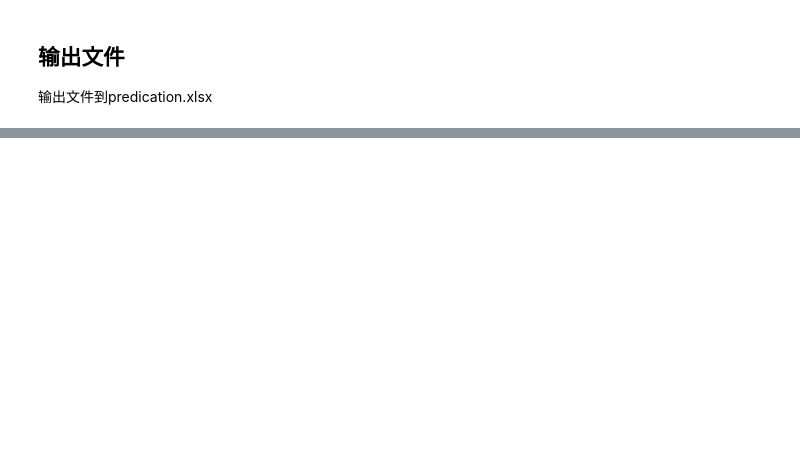
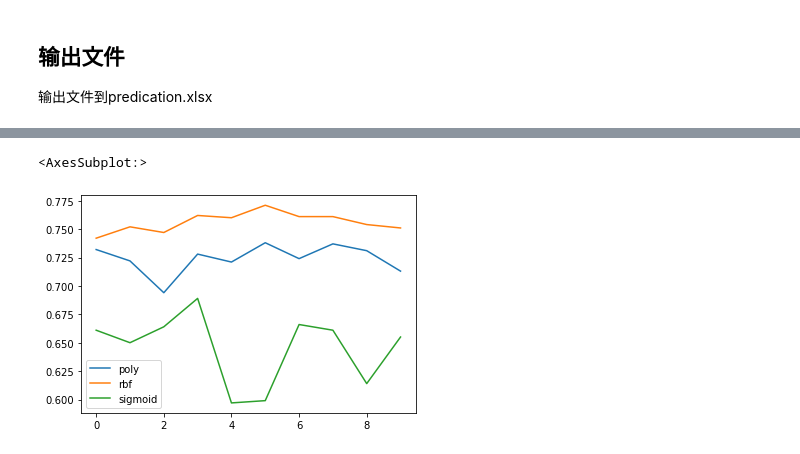
Before and after one commit to thales-ucas/bmw, a Jupyter notebook: cluster.ipynb, the cells around one changed output, grey strips where cells are left out. Saved outputs shown, nothing was run; the diff lists cells and outputs as text; code cells hidden in the pictures; blank space fills up the shorter version.

```diff
--- a/cluster.ipynb
+++ b/cluster.ipynb
@@ -98,0 +64,8 @@ Name: 客户是否流失, Length: 999, dtype: int64
+# %%
+from sklearn.model_selection import train_test_split
+
+data_train = data[0:3999]
+data_test = data[4000:]
+
+X_train, X_test, y_train, y_test = train_test_split( data_train.drop(columns=['客户是否流失']), data_train['客户是否流失'])
+X_train
@@ -106,3 +108,6 @@ svm模型
 按照默认数据开始训练
 # %%
 from sklearn import svm
+clf = svm.SVC()
+clf.fit(X_train, y_train)
+clf
@@ -161,0 +179,29 @@ testdf.to_excel('predication.xlsx')
+# %%
+def svm_kernel_score(origin_data, group = 10):
+  scorelist = pd.DataFrame(columns=['poly', 'rbf', 'sigmoid'])
+  # linear = svm.SVC(kernel='linear')
+  poly = svm.SVC(kernel='poly')
+  rbf = svm.SVC(kernel='rbf')
+  sigmoid = svm.SVC(kernel='sigmoid')
+  # precomputed = svm.SVC(kernel='precomputed')
+  for n in range(group):
+    X_train, X_test, y_train, y_test = train_test_split(origin_data.drop(columns=['客户是否流失']), origin_data['客户是否流失'], random_state=n)
+    # linear.fit(X_train, y_train)
+    poly.fit(X_train, y_train)
+    rbf.fit(X_train, y_train)
+    sigmoid.fit(X_train, y_train)
+    # precomputed.fit(X_train, y_train)
+    scorelist = scorelist.append({
+      # 'linear' :linear.score(X_test, y_test),
+      'poly' :poly.score(X_test, y_test),
+      'rbf' :rbf.score(X_test, y_test),
+      'sigmoid' :sigmoid.score(X_test, y_test),
+      # 'precomputed' :precomputed.score(X_test, y_test)
+      }, ignore_index=True)
+  return scorelist
+
+accuracy_data =  svm_kernel_score(data_train, 10)
+accuracy_data.plot()
+# %% [output]
+<AxesSubplot:>
+[figure, added]
```
Also changed, not shown: parts of 21 cells of this notebook, 2 other files.
